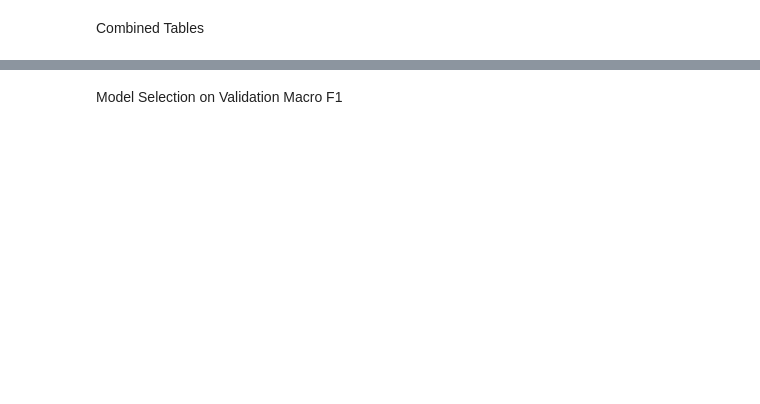
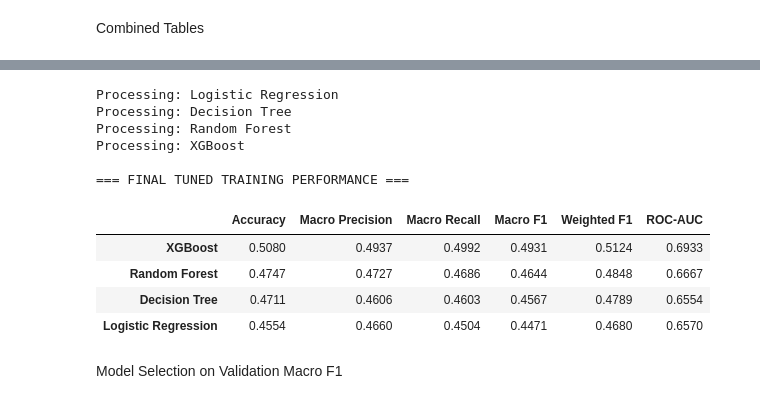
Before and after one commit to AruniAyodhya/Sports-Analytics, a Jupyter notebook: notebooks/Model Comparison.ipynb, the cells around one changed output, grey strips where cells are left out. Drawn from its saved outputs; the diff is of its cells as text; code cells hidden in the pictures; blank space fills up the shorter version.

```diff
--- a/notebooks/Model Comparison.ipynb
+++ b/notebooks/Model Comparison.ipynb
@@ -84,3 +205,75 @@ display(test_table.sort_values("Macro F1", ascending=False))
+# %%
+# GENERATE TRAINING COMPARISON TABLE
+train_results = {}
+
+for model in MODEL_ORDER:
+    print(f"Processing: {model}")
+    config = TRAIN_CONFIG[model]
+
+    # Load original model-ready training data
+    X_train_model = pd.read_csv(config["data"])
+
+    market_columns = [
+        column
+        for column in X_train_model.columns
+        if column.startswith("market_")
+    ]
+
+    X_train_model = X_train_model.drop(columns=market_columns, errors="ignore")
+
+    # Apply the same train-only correlation filtering used during model training
+    correlation_drop_columns = joblib.load(config["corr_columns"])
+
+    X_train_model = X_train_model.drop(columns=correlation_drop_columns, errors="ignore")
+
+    # Load final pipeline and validation-selected threshold
+    pipeline = joblib.load(config["model"])
+    threshold = joblib.load(config["threshold"])
+
+    # Make sure feature order matches training
+    if hasattr(
+        pipeline,"feature_names_in_"):
+
+        expected_features = list(pipeline.feature_names_in_)
+        missing_features = [
+            feature
+            for feature in expected_features
+            if feature not in X_train_model.columns
+        ]
+
+        if missing_features:
+            raise ValueError(
+                f"{model}: missing expected features: "
+                f"{missing_features}"
+            )
+
+        X_train_model = X_train_model[expected_features]
+
+
+    # Final tuned model training probabilities
+    train_probabilities = pipeline.predict_proba(X_train_model)
+
+    # Calculate the same metrics used for validation/test
+    train_results[model] = calculate_metrics(
+        y_train, train_probabilities, threshold)
+
+train_table = pd.DataFrame(train_results).T
+train_table = train_table.loc[MODEL_ORDER, METRICS]
+
+print("\n=== FINAL TUNED TRAINING PERFORMANCE ===")
+display(train_table.sort_values("Macro F1", ascending=False).round(4))
+# %% [output]
+Processing: Logistic Regression
+Processing: Decision Tree
+Processing: Random Forest
+Processing: XGBoost
+
+=== FINAL TUNED TRAINING PERFORMANCE ===
+|  | Accuracy | Macro Precision | Macro Recall | Macro F1 | Weighted F1 | ROC-AUC |
+| XGBoost | 0.5080 | 0.4937 | 0.4992 | 0.4931 | 0.5124 | 0.6933 |
+| Random Forest | 0.4747 | 0.4727 | 0.4686 | 0.4644 | 0.4848 | 0.6667 |
+| Decision Tree | 0.4711 | 0.4606 | 0.4603 | 0.4567 | 0.4789 | 0.6554 |
+| Logistic Regression | 0.4554 | 0.4660 | 0.4504 | 0.4471 | 0.4680 | 0.6570 |
 # %% [markdown]
 Model Selection on Validation Macro F1
 # %%
```
Also changed, not shown: parts of 14 cells of this notebook, 11 other files.
